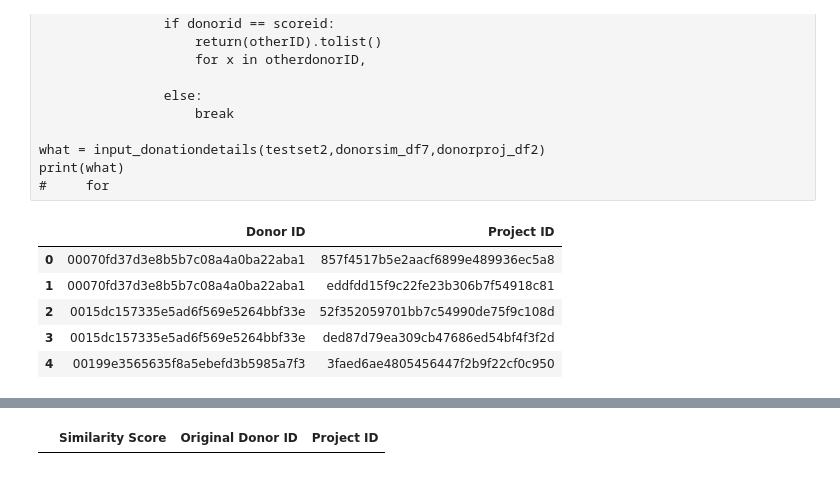
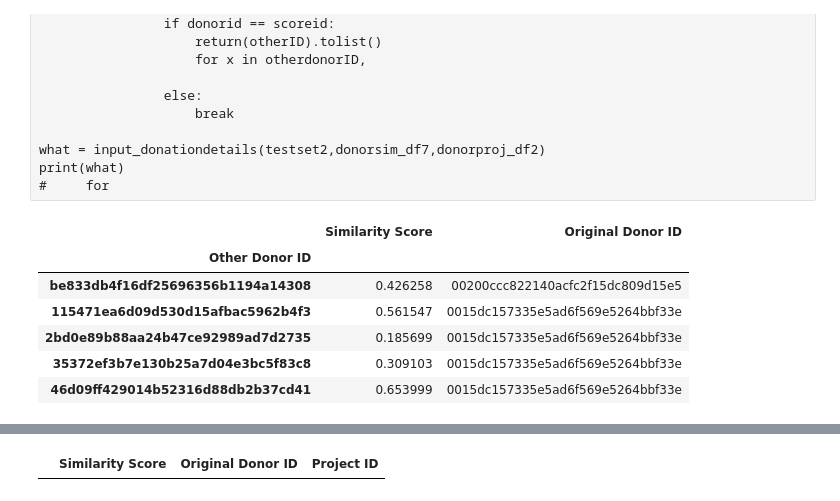
Before and after one commit to weirdyang/practice, a Jupyter notebook: applied_forecasting/laura/Group Assignment - Cosimilarity.ipynb, the cells around one changed output, grey strips where cells are left out. Drawn from its saved outputs; the diff is of its cells as text; code cells hidden in the pictures.

```diff
--- a/applied_forecasting/laura/Group Assignment - Cosimilarity.ipynb
+++ b/applied_forecasting/laura/Group Assignment - Cosimilarity.ipynb
@@ -191,21 +191,28 @@ print(what)
 # %%
 #test set
 testset3 = testset2.reset_index()
 #project set
 testset4 = donorproj_df2.reset_index()
-testset4.head()
+#score set
+scoreset = donorsim_df7.set_index('Other Donor ID').copy()
 
 list_of_donor_ids = testset3['Donor ID'].values.tolist()
 
 len(list_of_donor_ids)
 
 list_of_donor_ids
-#score set
-scoreset = donorsim_df7.set_index('Other Donor ID').copy()
+
+
+check_df = scoreset.loc[list(set(list_of_donor_ids))].copy()
+
+check_df.describe()
+
+check_df.head()
 # %% [output]
-|  | Donor ID | Project ID |
-| 0 | 00070fd37d3e8b5b7c08a4a0ba22aba1 | 857f4517b5e2aacf6899e489936ec5a8 |
-| 1 | 00070fd37d3e8b5b7c08a4a0ba22aba1 | eddfdd15f9c22fe23b306b7f54918c81 |
-| 2 | 0015dc157335e5ad6f569e5264bbf33e | 52f352059701bb7c54990de75f9c108d |
-| 3 | 0015dc157335e5ad6f569e5264bbf33e | ded87d79ea309cb47686ed54bf4f3f2d |
-| 4 | 00199e3565635f8a5ebefd3b5985a7f3 | 3faed6ae4805456447f2b9f22cf0c950 |
+|  | Similarity Score | Original Donor ID |
+| Other Donor ID |  |  |
+| be833db4f16df25696356b1194a14308 | 0.426258 | 00200ccc822140acfc2f15dc809d15e5 |
+| 115471ea6d09d530d15afbac5962b4f3 | 0.561547 | 0015dc157335e5ad6f569e5264bbf33e |
+| 2bd0e89b88aa24b47ce92989ad7d2735 | 0.185699 | 0015dc157335e5ad6f569e5264bbf33e |
+| 35372ef3b7e130b25a7d04e3bc5f83c8 | 0.309103 | 0015dc157335e5ad6f569e5264bbf33e |
+| 46d09ff429014b52316d88db2b37cd41 | 0.653999 | 0015dc157335e5ad6f569e5264bbf33e |
```
Also changed, not shown: parts of 11 cells of this notebook.
